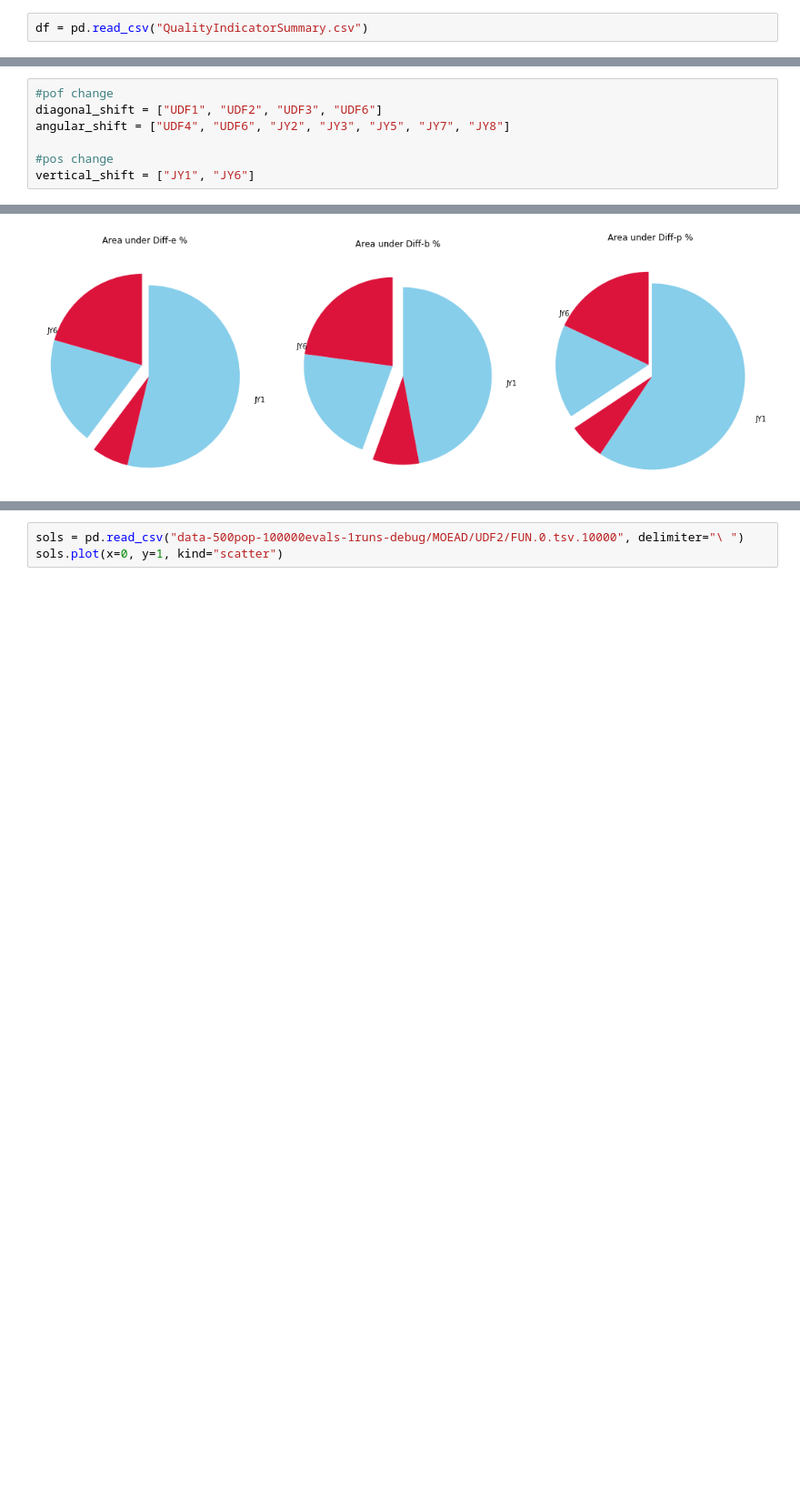
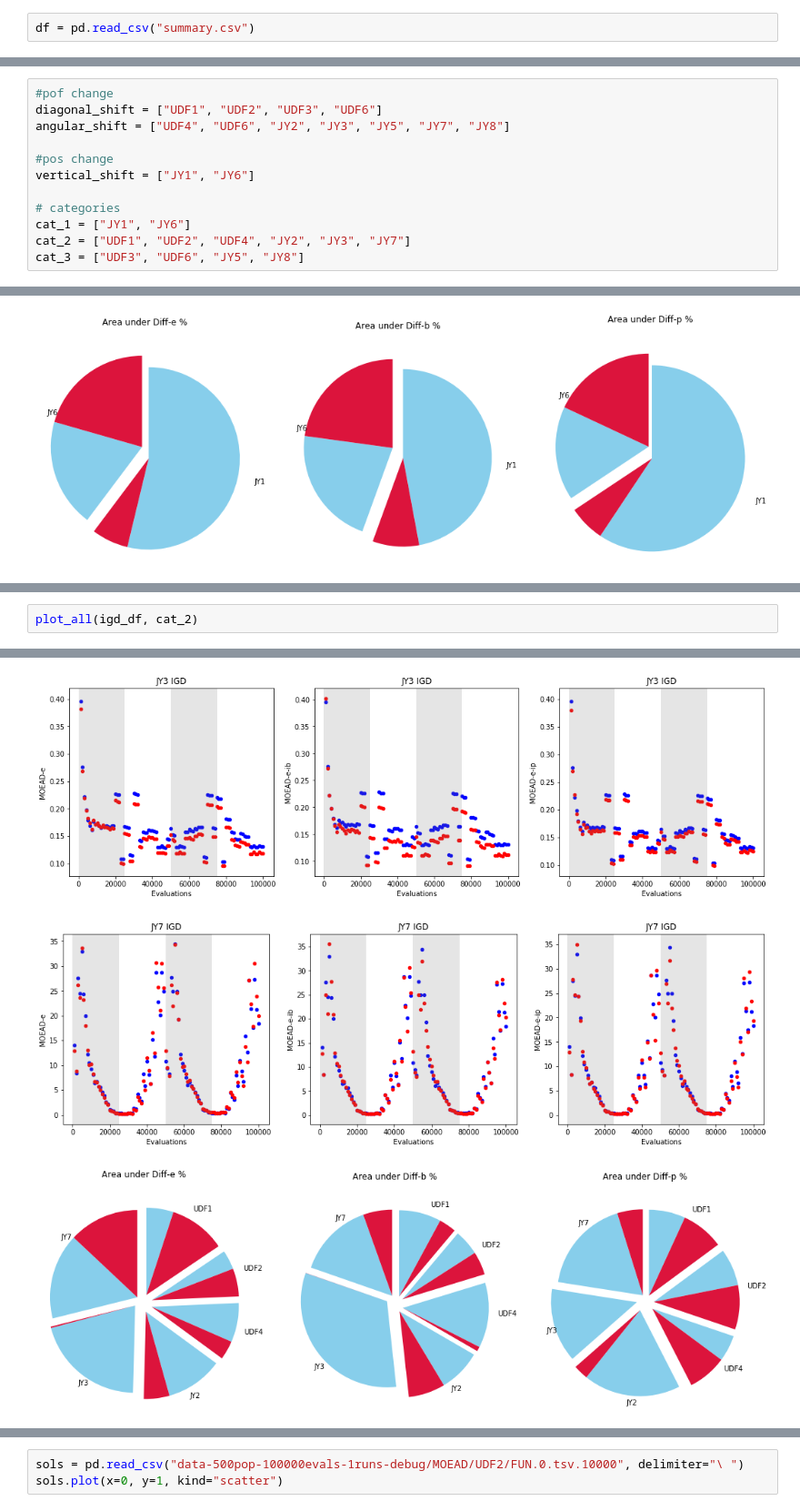
Before and after one commit to 12yuens2/cmlsga-jmetalpy, a Jupyter notebook: igd.ipynb, the cells around one changed output, grey strips where cells are left out. Shown at 91% size. Cells and saved outputs as stored; diff of their text form; blank space fills up the shorter version.

```diff
--- a/igd.ipynb
+++ b/igd.ipynb
@@ -88,7 +88,7 @@ output_directory = "data-500pop-100000evals-20runs-"
 # %% [markdown]
 # Create dataframe
 # %%
-df = pd.read_csv("QualityIndicatorSummary.csv")
+df = pd.read_csv("summary.csv")
 # %%
 def get_average_igd(df, algorithms, problems, evaluations):
     igd_df = pd.DataFrame(columns=["Problem", "Evaluations"] + [a for a in algorithms])
@@ -271,6 +271,11 @@ angular_shift = ["UDF4", "UDF6", "JY2", "JY3", "JY5", "JY7", "JY8"]
 
 #pos change
 vertical_shift = ["JY1", "JY6"]
+
+# categories
+cat_1 = ["JY1", "JY6"]
+cat_2 = ["UDF1", "UDF2", "UDF4", "JY2", "JY3", "JY7"]
+cat_3 = ["UDF3", "UDF6", "JY5", "JY8"]
 # %%
 plot_all(igd_df, diagonal_shift)
 # %% [output]
@@ -309,0 +323,3 @@ plot_all(igd_df, vertical_shift)
+# %%
+plot_all(igd_df, cat_2)
+# %% [output]
@@ -309,0 +336,3 @@ plot_all(igd_df, vertical_shift)
+[figure, added]
+[figure, added]
+[figure, added]
```
Also changed, not shown: parts of 3 cells of this notebook, 1 other file.
